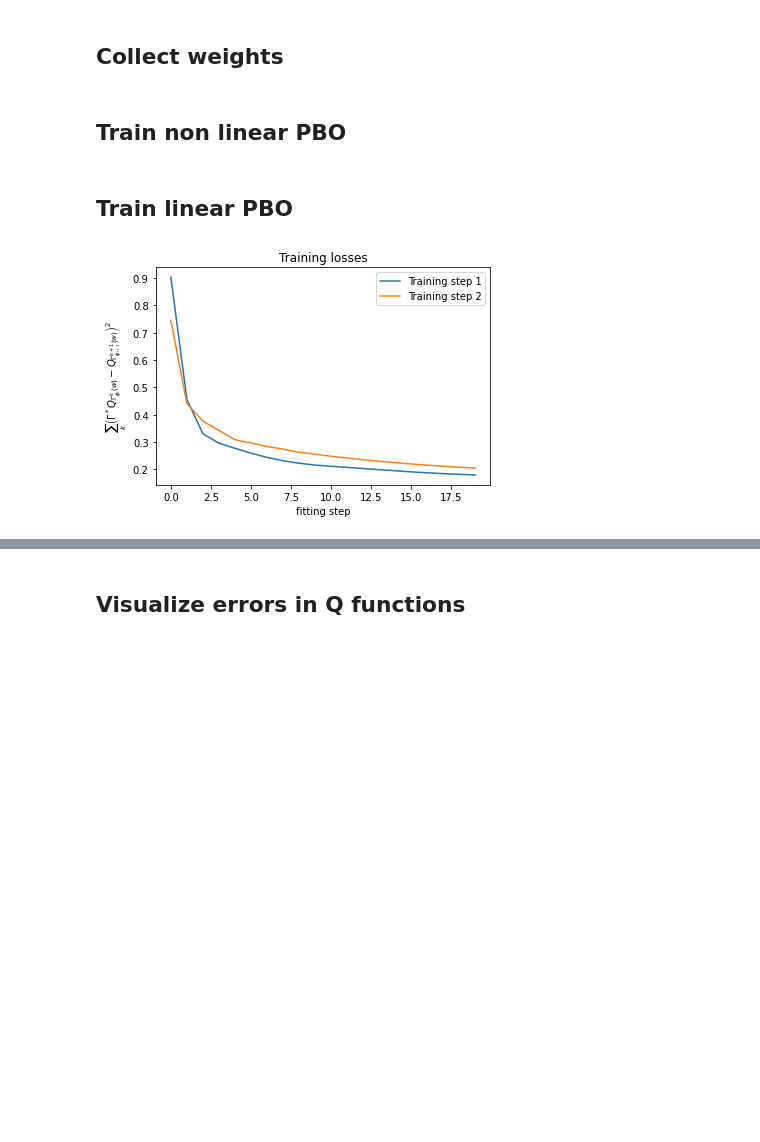
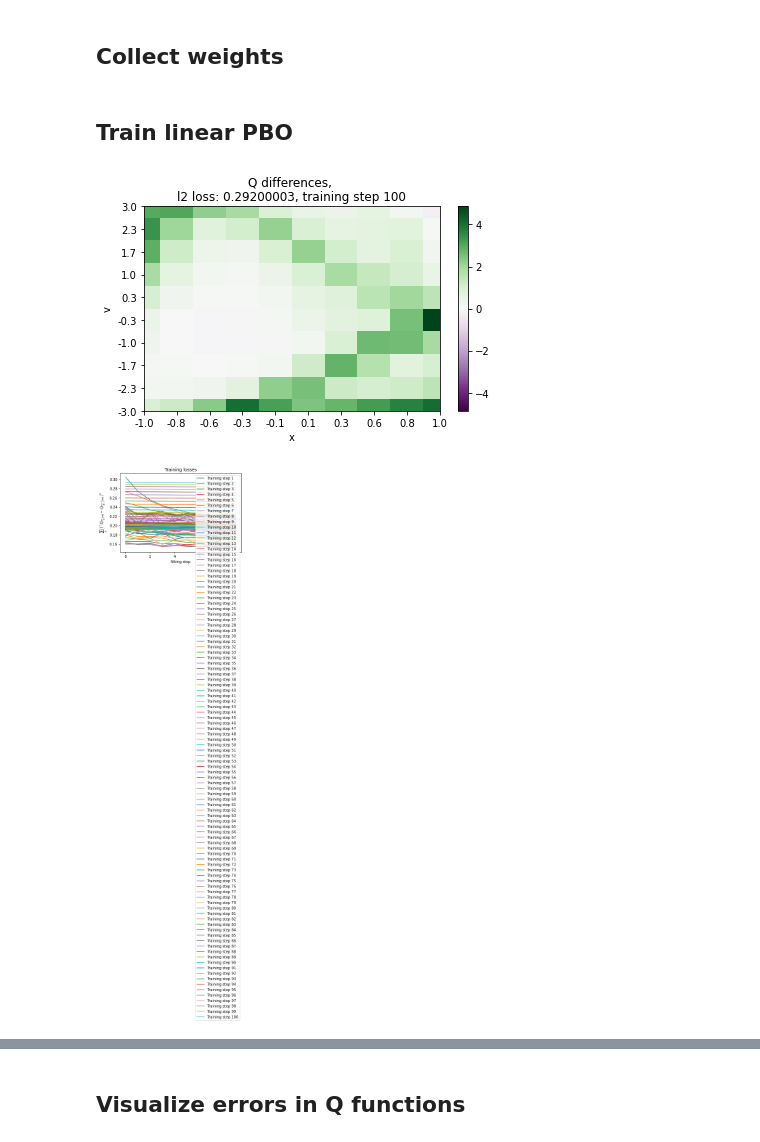
Before and after one commit to theovincent/PBO, a Jupyter notebook: pbo_car_on_hill.ipynb, the cells around one changed output, grey strips where cells are left out. Cells and saved outputs as stored; diff of their text form; code cells hidden in the pictures; blank space fills up the shorter version.

Commit message:
Saver learning

```diff
--- a/pbo_car_on_hill.ipynb
+++ b/pbo_car_on_hill.ipynb
@@ -16,29 +16,29 @@ key = jax.random.PRNGKey(seed)
 shuffle_key, q_network_key, random_weights_key, pbo_network_key = jax.random.split(key, 4)
 
 # Sample collection
-n_states_x = 20
-n_states_v = 20
+n_states_x = 10
+n_states_v = 10
 n_actions = 2
 n_samples = n_states_x * n_states_v * n_actions
 gamma = 0.9
 
 # # Weights collection
-n_weights = 500
+n_weights = 1
 
 # # Trainings
-layers_dimension = (20, 20)
-max_bellman_iterations = 5
+layers_dimension = (10,)
+max_bellman_iterations = 15
 batch_size_samples = n_samples
 
 # ## Linear PBO
-fitting_steps = 20
-training_steps = 2
+training_steps = 100
+fitting_steps = 10
 batch_size_weights = n_weights
-learning_rate = {"first": 0.005, "last": 0.001, "duration": fitting_steps * n_samples // batch_size_samples}
+learning_rate = {"first": 0.001, "last": 0.00005, "duration": training_steps * fitting_steps * n_samples // batch_size_samples}
 
 # ## Q-learning
 fitting_steps_q = fitting_steps * training_steps
-learning_rate_q = {"first": 0.001, "last": 0.0005, "duration": fitting_steps_q * n_samples // batch_size_samples}
+learning_rate_q = {"first": 0.01, "last": 0.005, "duration": fitting_steps_q * n_samples // batch_size_samples}
 
 # # Visualisation of errors and performances
 max_bellman_iterations_validation = max_bellman_iterations + 20
@@ -105,0 +161,2 @@ samples_visu_mesh.show(
+# %%
+env.simulate(q_optimal, horizon, jnp.array([-0.5, 0]))
@@ -106,7 +182,7 @@ samples_visu_mesh.show(
 # %%
-# optimal_v = env.optimal_v_mesh(states_x, states_v, max_steps=10)
+optimal_diff_q = env.diff_q_mesh(q_optimal, states_x, states_v)
 
-# q_visu_mesh = TwoDimesionsMesh(states_x, states_v, sleeping_time=0)
+q_visu_mesh = TwoDimesionsMesh(states_x, states_v, sleeping_time=0, axis_equal=False, zero_centered=True)
 
-# q_visu_mesh.set_values(optimal_v)
-# q_visu_mesh.show("Optimal v function", xlabel="x", ylabel="v")
+q_visu_mesh.set_values(optimal_diff_q)
+q_visu_mesh.show("Optimal Q differences", xlabel="x", ylabel="v")
@@ -197,5 +302,3 @@ while len(weights_buffer) < n_weights:
     weights_buffer.add(weights)
 
 weights_buffer.cast_to_jax_array()
-# %% [markdown]
-## Train non linear PBO
@@ -255,37 +318,47 @@ pbo = LinearPBO(q, max_bellman_iterations, False, pbo_network_key, learning_rate
 importance_iteration = jnp.ones(max_bellman_iterations + 1)
 importance_iteration = importance_iteration.at[-1].set(0)
 
 l2_losses = np.ones((training_steps, fitting_steps)) * np.nan
 
-for training_step in tqdm(range(training_steps)):
+for training_step in range(training_steps):
     params_target = pbo.params
-    pbo.reset_optimizer()
+    # pbo.reset_optimizer()
 
-    for fitting_step in tqdm(range(fitting_steps), leave=False):
+    for fitting_step in range(fitting_steps):
         cumulative_l2_loss = 0
 
         data_loader_weights.shuffle()
         for batch_weights in data_loader_weights:
             data_loader_samples.shuffle()
             for batch_samples in data_loader_samples:
                 pbo.params, pbo.optimizer_state, l2_loss = pbo.learn_on_batch(
                     pbo.params, params_target, pbo.optimizer_state, batch_weights, batch_samples, importance_iteration
                 )
                 cumulative_l2_loss += l2_loss
 
         l2_losses[training_step, fitting_step] = cumulative_l2_loss
 
+    q_weight = validation_initial_weight
+    for _ in range(max_bellman_iterations):
+        q_weight = pbo(pbo.params, q_weight)
+    q.params = q.to_params(q_weight)
+    diff_q = env.diff_q_mesh(q, states_x, states_v)
+
+    q_visu_mesh.set_values(diff_q)
+    q_visu_mesh.show(f"Q differences, \nl2 loss: {str(jnp.round(cumulative_l2_loss, 3))}, training step {training_step + 1}", xlabel="x", ylabel="v")
+
 
 for training_step in range(0, training_steps):
     plt.plot(l2_losses[training_step], label=f"Training step {training_step + 1}")
 
 plt.legend()
 plt.xlabel("fitting step")
 plt.ylabel(r"$\sum_{k} \left(\Gamma^*Q_{\Gamma_{\phi_i}^k(w)} - Q_{\Gamma_{\phi_{i + 1}}^{k + 1}(w)} \right)^2$")
 plt.title("Training losses")
 plt.show()
 # %% [output]
-[figure, old version]
+[figure, new version]
+[figure, added]
 # %%
 for training_step in range(0, training_steps):
     plt.plot(l2_losses[training_step], label=f"Training step {training_step + 1}")
```
Also changed, not shown: parts of 12 cells of this notebook, 3 other files.
